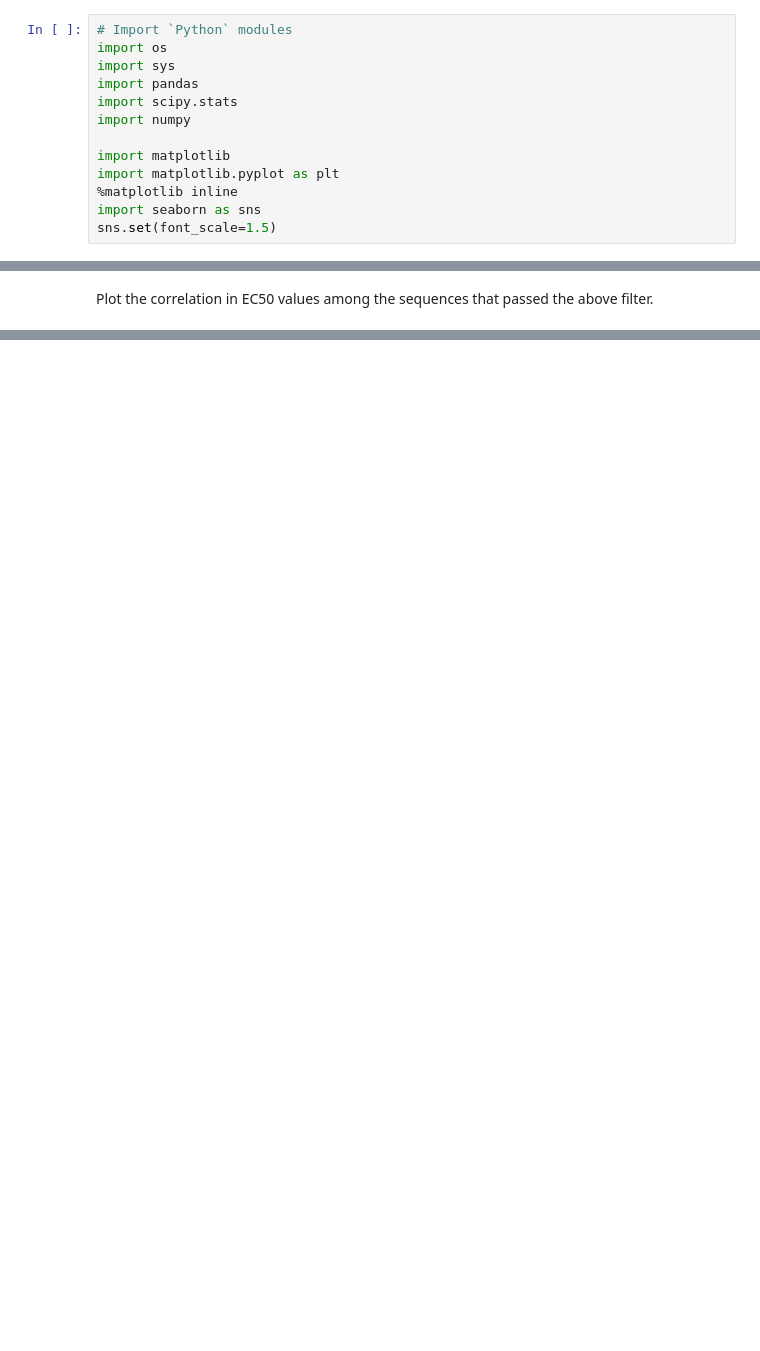
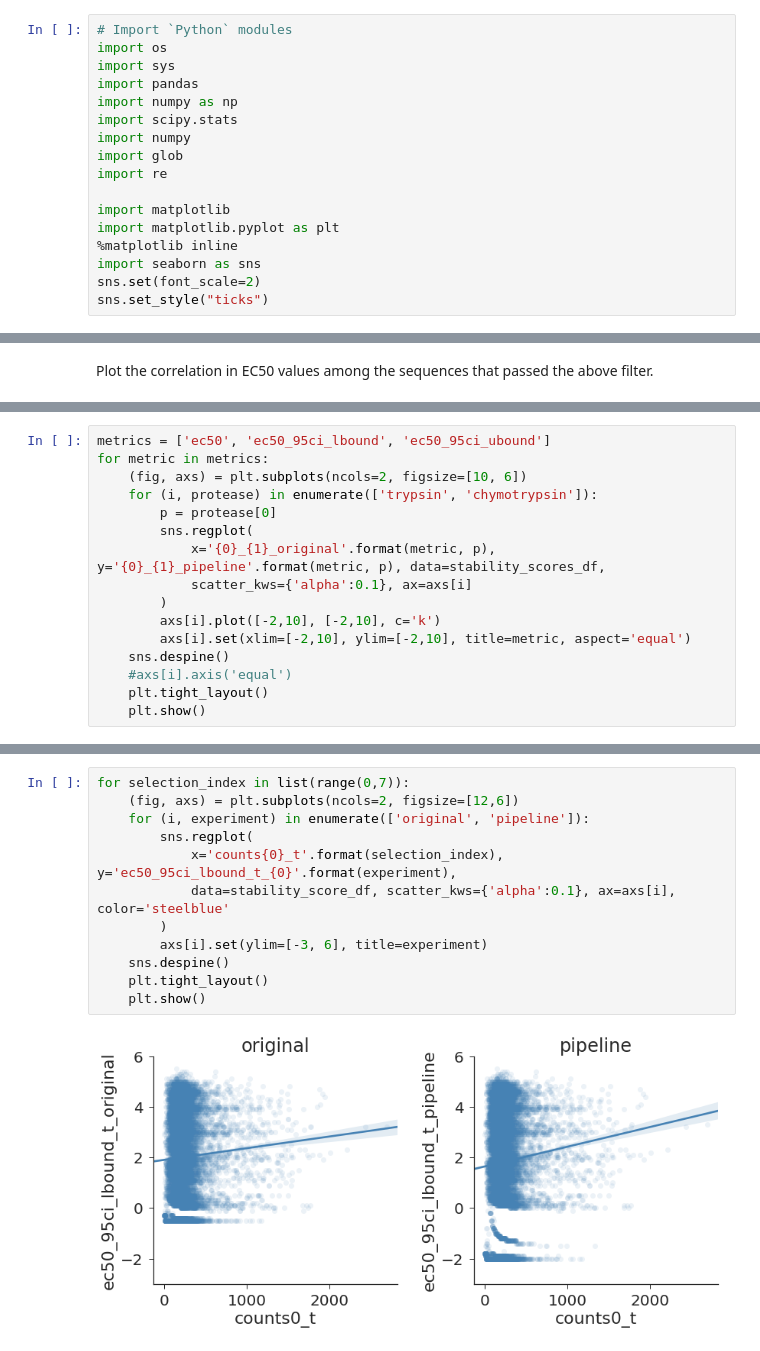
Before and after one commit to Haddox/prot_stab_analysis_pipeline, a Jupyter notebook: example_analysis_code.ipynb, the cells around one changed output, grey strips where cells are left out. Drawn from its saved outputs; the diff is of its cells as text; blank space fills up the shorter version.

```diff
--- a/example_analysis_code.ipynb
+++ b/example_analysis_code.ipynb
@@ -5,11 +7,15 @@
 import os
 import sys
 import pandas
+import numpy as np
 import scipy.stats
 import numpy
+import glob
+import re
 
 import matplotlib
 import matplotlib.pyplot as plt
 %matplotlib inline
 import seaborn as sns
-sns.set(font_scale=1.5)
+sns.set(font_scale=2)
+sns.set_style("ticks")
@@ -348,0 +456,16 @@ df
+# %%
+metrics = ['ec50', 'ec50_95ci_lbound', 'ec50_95ci_ubound']
+for metric in metrics:
+    (fig, axs) = plt.subplots(ncols=2, figsize=[10, 6])
+    for (i, protease) in enumerate(['trypsin', 'chymotrypsin']):
+        p = protease[0]
+        sns.regplot(
+            x='{0}_{1}_original'.format(metric, p), y='{0}_{1}_pipeline'.format(metric, p), data=stability_scores_df,
+            scatter_kws={'alpha':0.1}, ax=axs[i]
+        )
+        axs[i].plot([-2,10], [-2,10], c='k')
+        axs[i].set(xlim=[-2,10], ylim=[-2,10], title=metric, aspect='equal')
+    sns.despine()
+    #axs[i].axis('equal')
+    plt.tight_layout()
+    plt.show()
@@ -348,0 +478,14 @@ df
+# %%
+for selection_index in list(range(0,7)):
+    (fig, axs) = plt.subplots(ncols=2, figsize=[12,6])
+    for (i, experiment) in enumerate(['original', 'pipeline']):
+        sns.regplot(
+            x='counts{0}_t'.format(selection_index), y='ec50_95ci_lbound_t_{0}'.format(experiment),
+            data=stability_score_df, scatter_kws={'alpha':0.1}, ax=axs[i], color='steelblue'
+        )
+        axs[i].set(ylim=[-3, 6], title=experiment)
+    sns.despine()
+    plt.tight_layout()
+    plt.show()
+# %% [output]
+[figure, added]
```
Also changed, not shown: parts of 36 cells of this notebook.
